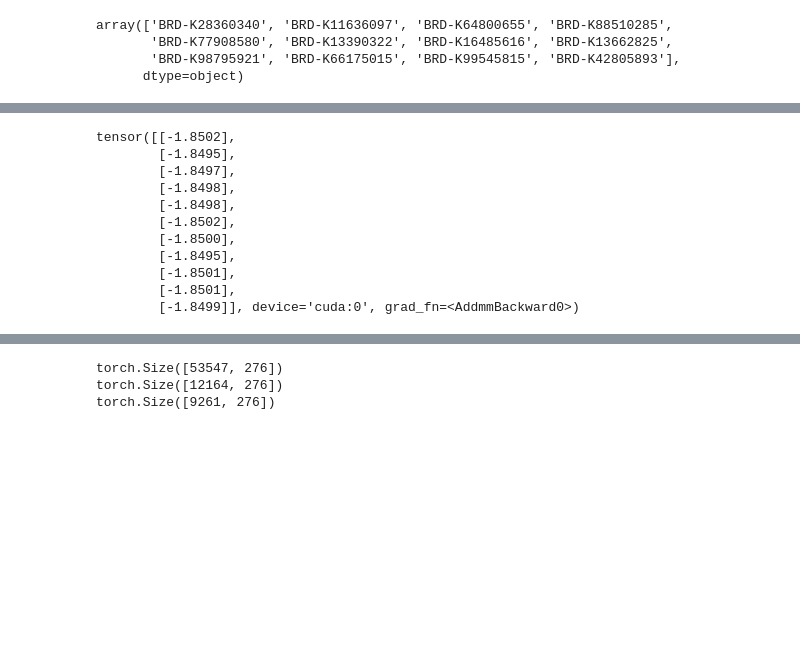
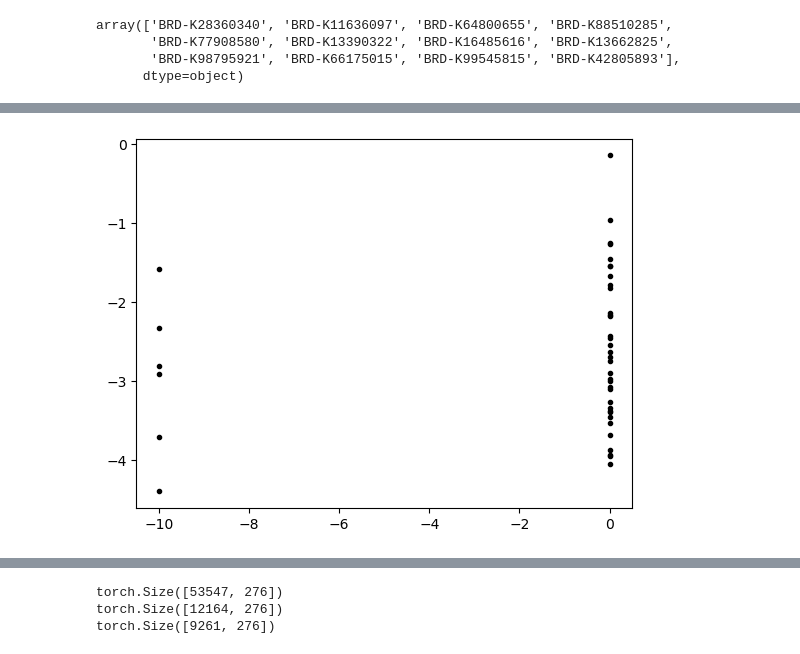
Before and after one commit to nathanieljevans/GSNN, a Jupyter notebook: notebooks/_prioritization.ipynb, the cells around one changed output, grey strips where cells are left out. Cells and saved outputs as stored; diff of their text form; code cells hidden in the pictures; blank space fills up the shorter version.

```diff
--- a/notebooks/_prioritization.ipynb
+++ b/notebooks/_prioritization.ipynb
@@ -419,16 +390,10 @@ KeyboardInterrupt:
-# %%
-prioritizer(X)
-# %% [output]
-tensor([[-1.8502],
-        [-1.8495],
-        [-1.8497],
-        [-1.8498],
-        [-1.8498],
-        [-1.8502],
-        [-1.8500],
-        [-1.8495],
-        [-1.8501],
-        [-1.8501],
-        [-1.8499]], device='cuda:0', grad_fn=<AddmmBackward0>)
+# %%
+yhat = prioritizer.cuda()(X.cuda().detach(), hard=True)
+
+plt.figure()
+plt.plot(y.detach().cpu().numpy().ravel(), yhat.detach().cpu().numpy().ravel(), 'k.')
+plt.show()
+# %% [output]
+[figure, added]
 # %%
 plt.figure()
```
Also changed, not shown: parts of 21 cells of this notebook, 3 other files.
